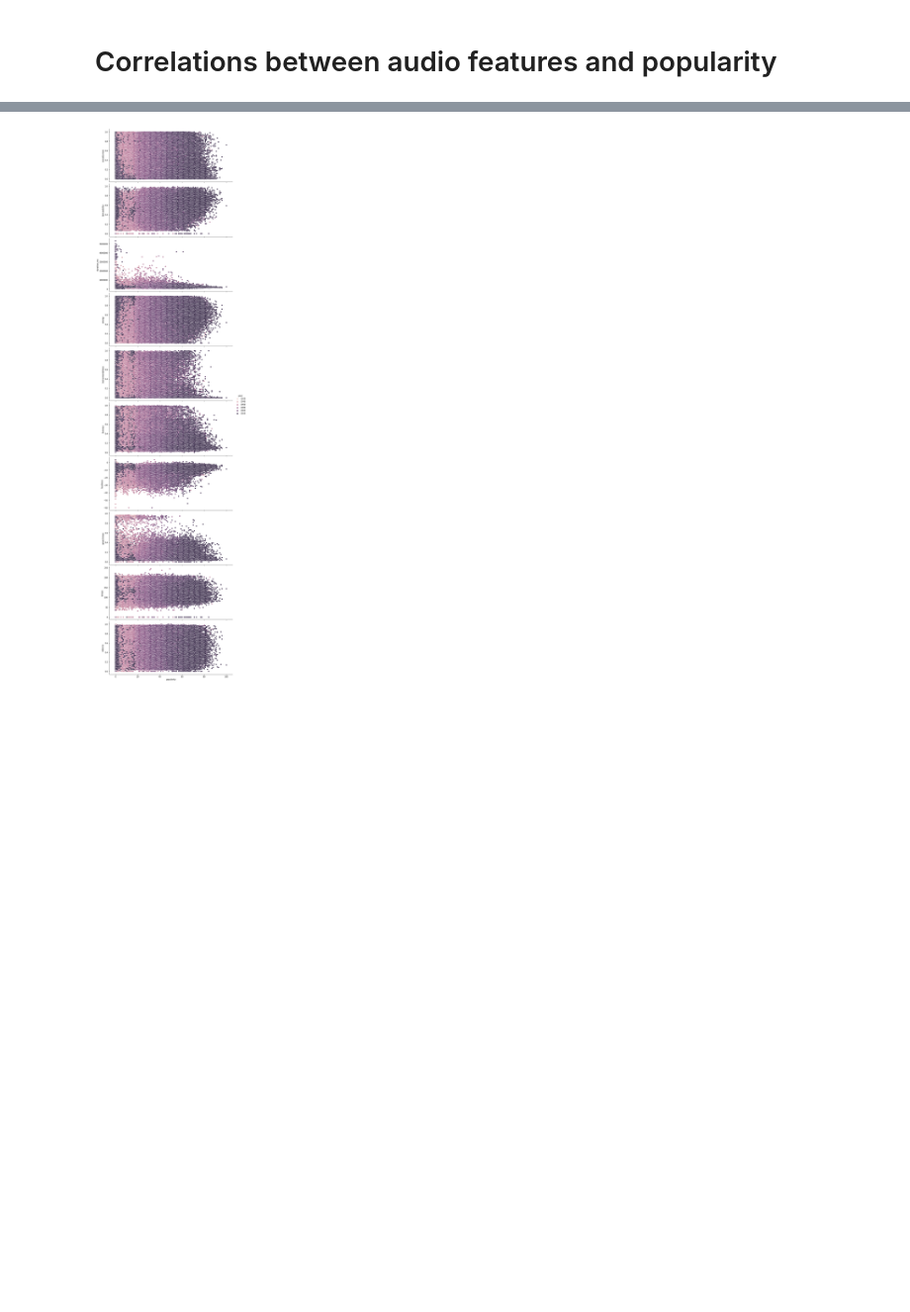
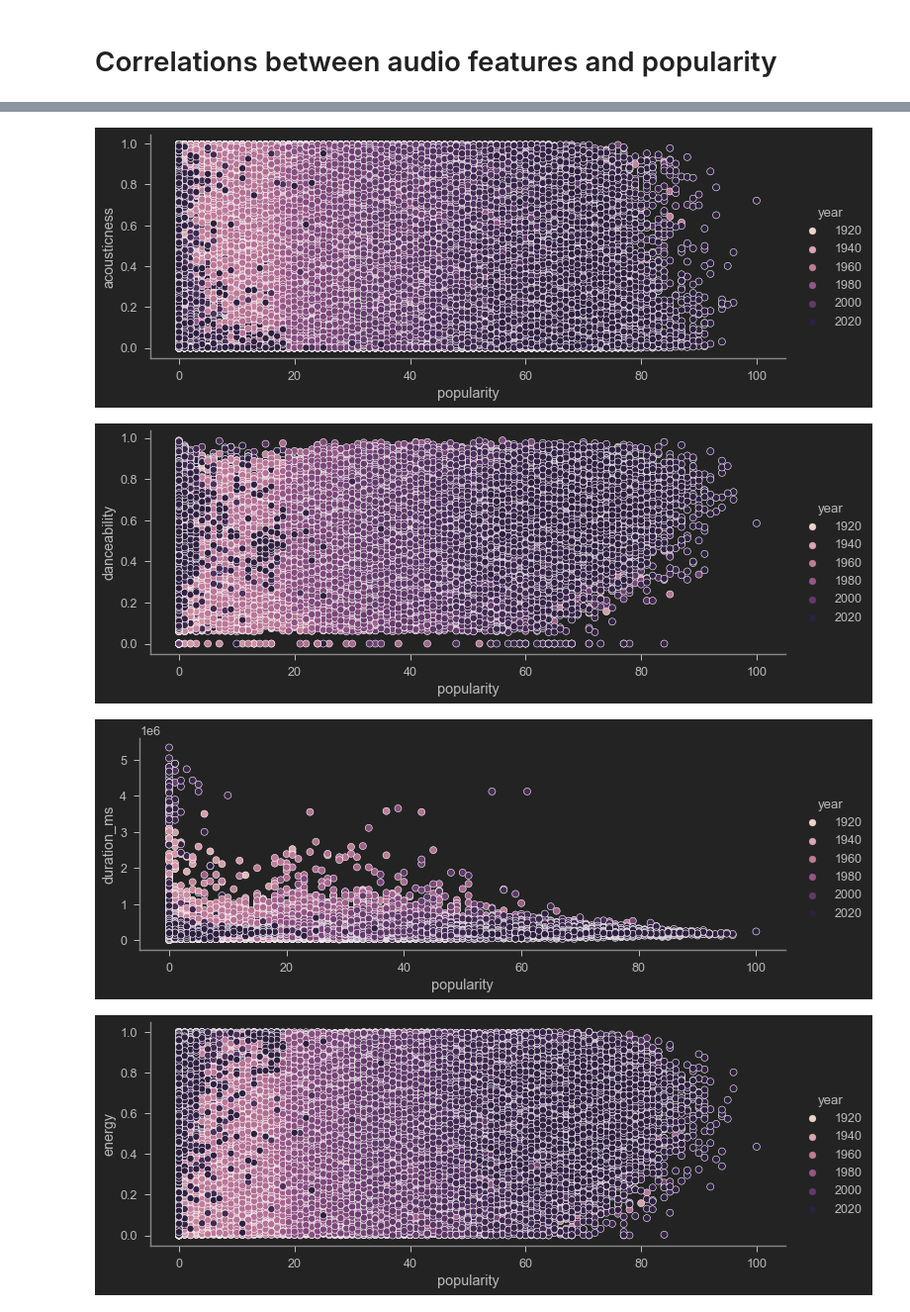
Before and after one commit to ztcnrh/Spotify-Music-Analysis, a Jupyter notebook: analysis/correlations_analysis.ipynb, the cells around one changed output, grey strips where cells are left out. Shown at 99% size. Saved outputs shown, nothing was run; the diff lists cells and outputs as text; code cells hidden in the pictures; blank space fills up the shorter version.

```diff
--- a/analysis/correlations_analysis.ipynb
+++ b/analysis/correlations_analysis.ipynb
@@ -82,11 +82,41 @@ corr_matrix
 | valence | 0.063471 | -0.166968 | 0.536713 | -0.183199 | 0.326418 | -0.219188 | -0.005781 | 0.302520 | ... |
 # %%
 # scatter plot of popularity vs all other variables
-scatter = sn.pairplot(df, x_vars = ['popularity'],
-                      y_vars = ['acousticness','danceability', 'duration_ms', 'energy', 'instrumentalness', 'liveness', 'loudness', 'speechiness', 'tempo', 'valence'],
+sn.pairplot(df, x_vars = ['popularity'],
+                      y_vars = ['acousticness'],
+                     hue='year', height = 4, aspect = 2.5)
+sn.pairplot(df, x_vars = ['popularity'],
+                      y_vars = ['danceability'],
+                     hue='year', height = 4, aspect = 2.5)
+sn.pairplot(df, x_vars = ['popularity'],
+                      y_vars = ['duration_ms'],
+                     hue='year', height = 4, aspect = 2.5)
+sn.pairplot(df, x_vars = ['popularity'],
+                      y_vars = ['energy'],
+                     hue='year', height = 4, aspect = 2.5)
+sn.pairplot(df, x_vars = ['popularity'],
+                      y_vars = ['instrumentalness'],
+                     hue='year', height = 4, aspect = 2.5)
+sn.pairplot(df, x_vars = ['popularity'],
+                      y_vars = ['liveness'],
+                     hue='year', height = 4, aspect = 2.5)
+sn.pairplot(df, x_vars = ['popularity'],
+                      y_vars = ['loudness'],
+                     hue='year', height = 4, aspect = 2.5)
+sn.pairplot(df, x_vars = ['popularity'],
+                      y_vars = ['speechiness'],
+                     hue='year', height = 4, aspect = 2.5)
+sn.pairplot(df, x_vars = ['popularity'],
+                      y_vars = ['tempo'],
+                     hue='year', height = 4, aspect = 2.5)
+sn.pairplot(df, x_vars = ['popularity'],
+                      y_vars = ['valence'],
                      hue='year', height = 4, aspect = 2.5)
 
 # Save figure
 scatter.savefig('../images/popularity_scatter.png')
 # %% [output]
-[figure, old version]
+[figure, new version]
+[figure, added]
+[figure, added]
+[figure, added]
```
Also changed, not shown: parts of 3 cells of this notebook, 4 other files.
